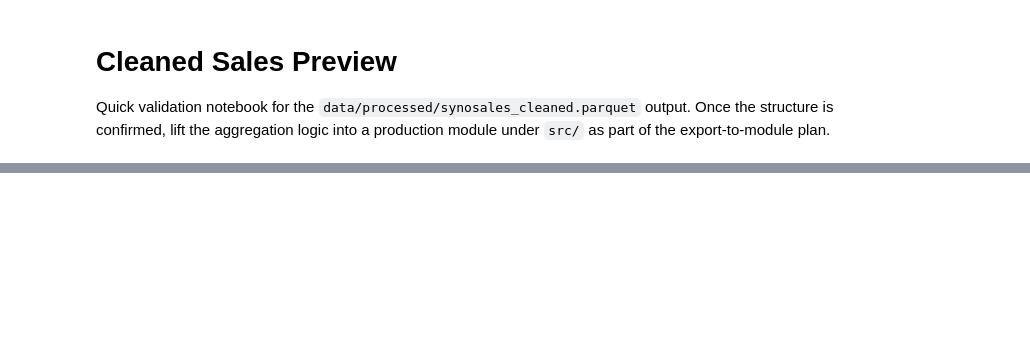
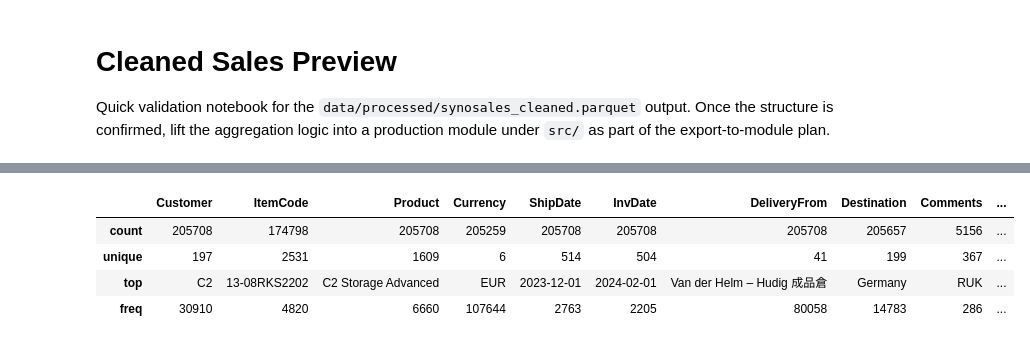
Before and after one commit to tonychu805/syno_bi, a Jupyter notebook: notebook/cleaned_sales_preview.ipynb, the cells around one changed output, grey strips where cells are left out. Cells and saved outputs as stored; diff of their text form; code cells hidden in the pictures; blank space fills up the shorter version.

```diff
--- a/notebook/cleaned_sales_preview.ipynb
+++ b/notebook/cleaned_sales_preview.ipynb
@@ -60,0 +110,8 @@ df_cleaned.describe(include='all')
+# %%
+df_csv.select_dtypes(include=["object","string"]).copy().describe()
+# %% [output]
+|  | Customer | ItemCode | Product | Currency | ShipDate | InvDate | DeliveryFrom | Destination | Comments | ... |
+| count | 205708 | 174798 | 205708 | 205259 | 205708 | 205708 | 205708 | 205657 | 5156 | ... |
+| unique | 197 | 2531 | 1609 | 6 | 514 | 504 | 41 | 199 | 367 | ... |
+| top | C2 | 13-08RKS2202 | C2 Storage Advanced | EUR | 2023-12-01 | 2024-02-01 | Van der Helm – Hudig 成品倉 | Germany | RUK | ... |
+| freq | 30910 | 4820 | 6660 | 107644 | 2763 | 2205 | 80058 | 14783 | 286 | ... |
```
Also changed, not shown: parts of 17 cells of this notebook, 3 other files.
